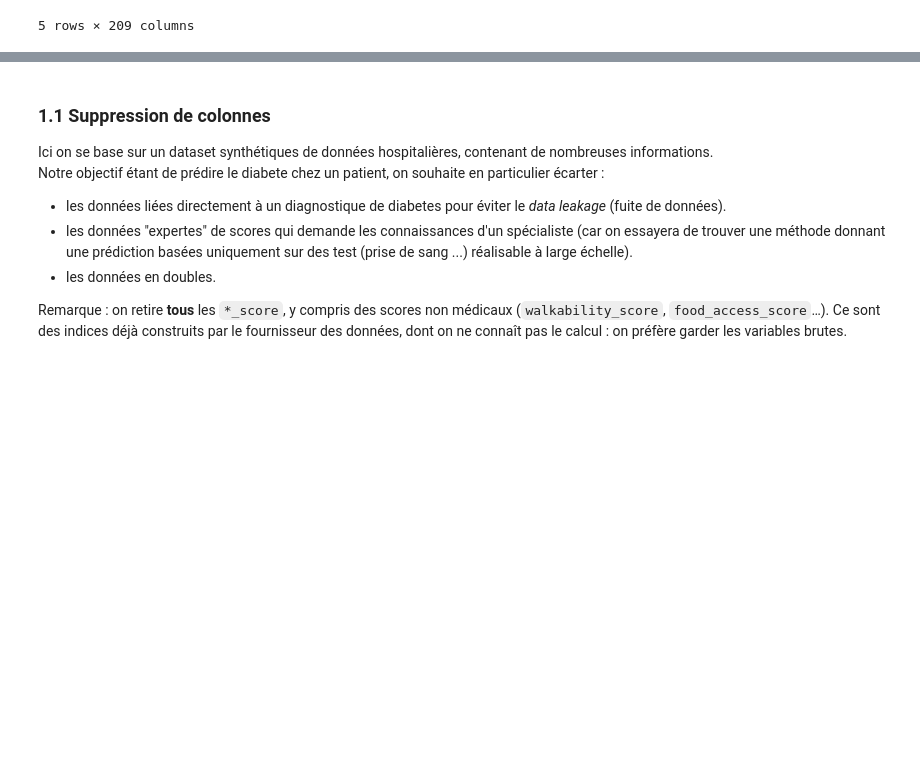
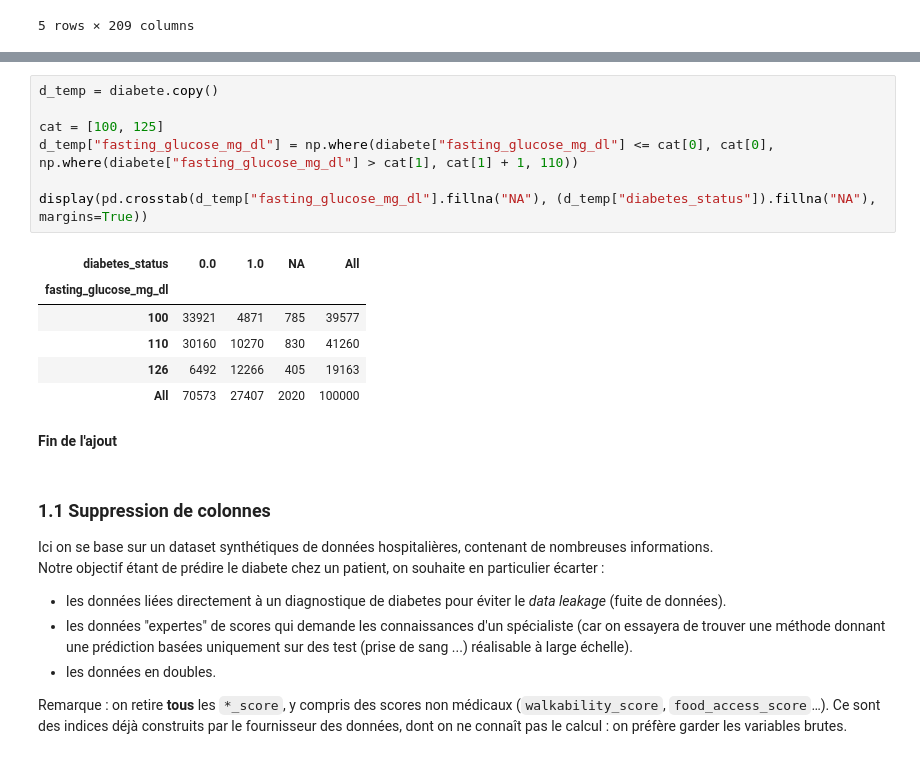
Before and after one commit to tbessadet/Cours-Python, a Jupyter notebook: ML_2A_vguigue/Kaggle/Projet_kaggle_final.ipynb, the cells around one changed output, grey strips where cells are left out. Drawn from its saved outputs; the diff is of its cells as text; blank space fills up the shorter version.

```diff
--- a/ML_2A_vguigue/Kaggle/Projet_kaggle_final.ipynb
+++ b/ML_2A_vguigue/Kaggle/Projet_kaggle_final.ipynb
@@ -194 +244,17 @@ diabete.head()
+# %%
+d_temp = diabete.copy()
+
+cat = [100, 125]
+d_temp["fasting_glucose_mg_dl"] = np.where(diabete["fasting_glucose_mg_dl"] <= cat[0], cat[0], np.where(diabete["fasting_glucose_mg_dl"] > cat[1], cat[1] + 1, 110))
+
+display(pd.crosstab(d_temp["fasting_glucose_mg_dl"].fillna("NA"), (d_temp["diabetes_status"]).fillna("NA"), margins=True))
+# %% [output]
+| diabetes_status | 0.0 | 1.0 | NA | All |
+| fasting_glucose_mg_dl |  |  |  |  |
+| 100 | 33921 | 4871 | 785 | 39577 |
+| 110 | 30160 | 10270 | 830 | 41260 |
+| 126 | 6492 | 12266 | 405 | 19163 |
+| All | 70573 | 27407 | 2020 | 100000 |
+# %% [markdown]
+**Fin de l'ajout**
 # %% [markdown]
```
Also changed, not shown: parts of 14 cells of this notebook, 12 other files.
